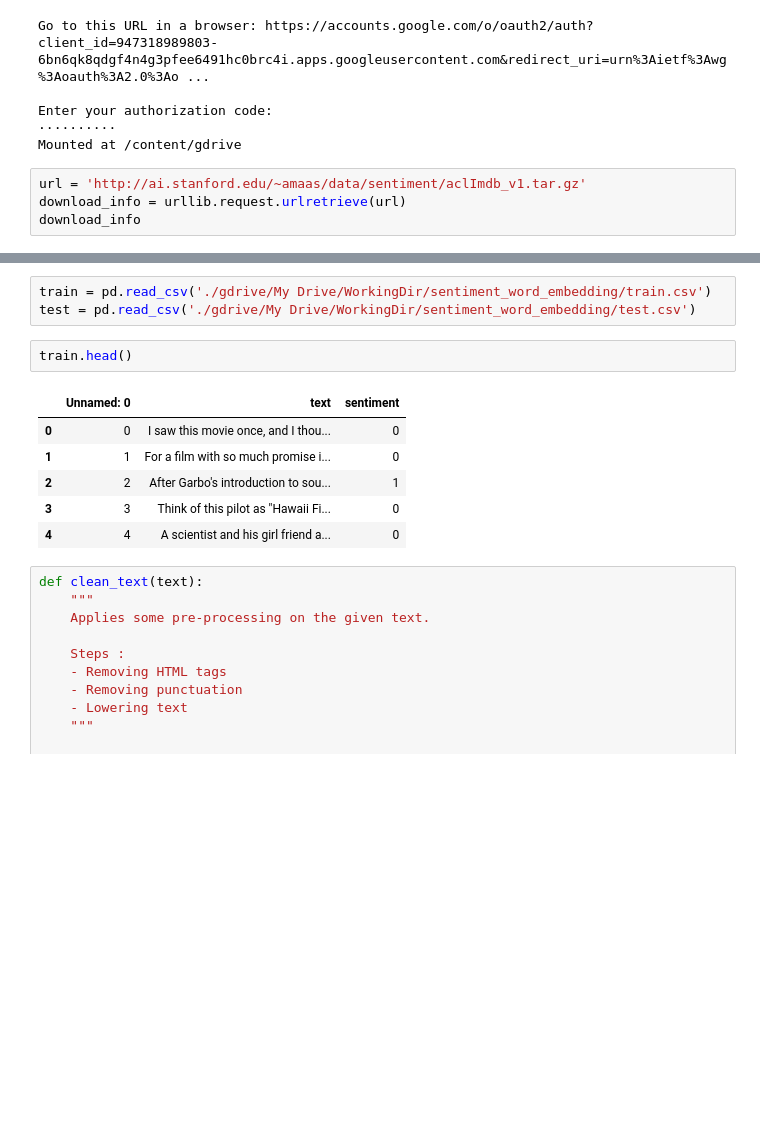
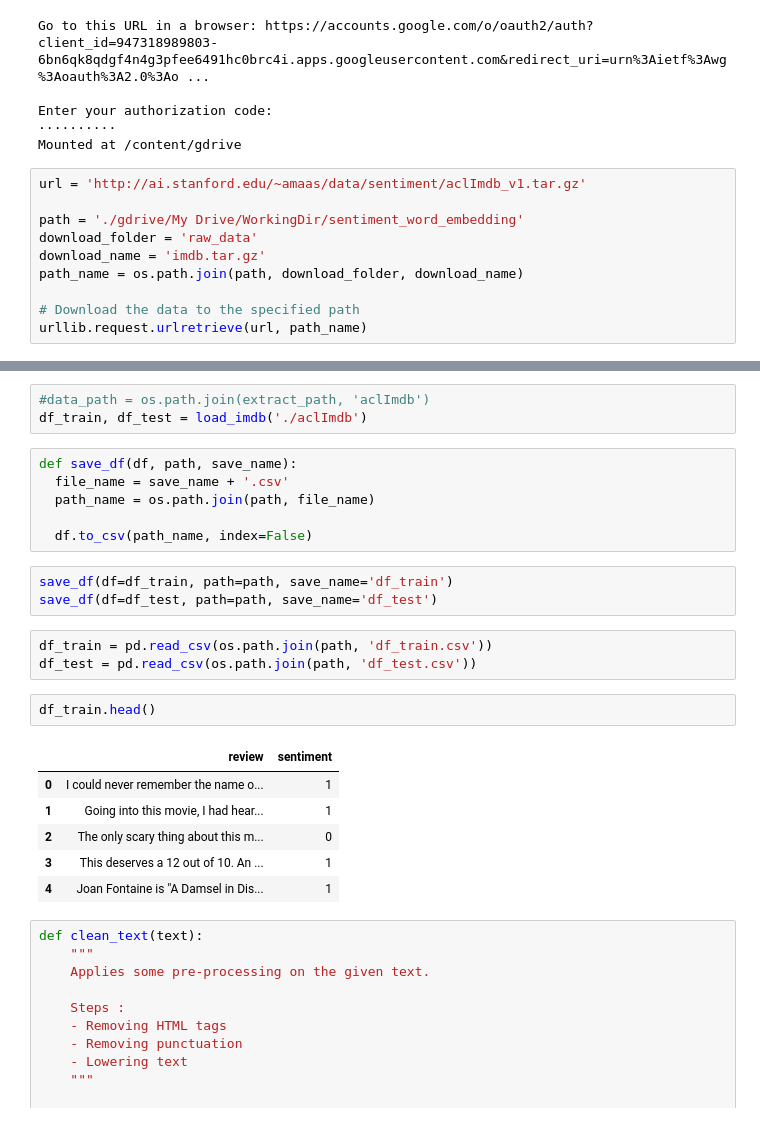
Before and after one commit to georgeliu1998/sentiment_word_embedding, a Jupyter notebook: sentiment_word_embedding.ipynb, the cells around one changed output, grey strips where cells are left out. Cells and saved outputs as stored; diff of their text form; blank space fills up the shorter version.

Commit message:
Complete data loading

```diff
--- a/sentiment_word_embedding.ipynb
+++ b/sentiment_word_embedding.ipynb
@@ -47,6 +49,12 @@ Enter your authorization code:
 Mounted at /content/gdrive
 # %%
 url = 'http://ai.stanford.edu/~amaas/data/sentiment/aclImdb_v1.tar.gz'
-download_info = urllib.request.urlretrieve(url)
-download_info
+
+path = './gdrive/My Drive/WorkingDir/sentiment_word_embedding'
+download_folder = 'raw_data'
+download_name = 'imdb.tar.gz'
+path_name = os.path.join(path, download_folder, download_name)
+
+# Download the data to the specified path
+urllib.request.urlretrieve(url, path_name)
 # %% [output]
@@ -105,15 +108,27 @@ test_data.to_csv('./gdrive/My Drive/WorkingDir/sentiment_word_embedding/test.csv
-# %%
-train = pd.read_csv('./gdrive/My Drive/WorkingDir/sentiment_word_embedding/train.csv')
-test = pd.read_csv('./gdrive/My Drive/WorkingDir/sentiment_word_embedding/test.csv')
+# %%
+#data_path = os.path.join(extract_path, 'aclImdb')
+df_train, df_test = load_imdb('./aclImdb')
+# %%
+def save_df(df, path, save_name):
+  file_name = save_name + '.csv'
+  path_name = os.path.join(path, file_name)
+
+  df.to_csv(path_name, index=False)
+# %%
+save_df(df=df_train, path=path, save_name='df_train')
+save_df(df=df_test, path=path, save_name='df_test')
+# %%
+df_train = pd.read_csv(os.path.join(path, 'df_train.csv'))
+df_test = pd.read_csv(os.path.join(path, 'df_test.csv'))
 # %%
-train.head()
+df_train.head()
 # %% [output]
-|  | Unnamed: 0 | text | sentiment |
-| 0 | 0 | I saw this movie once, and I thou... | 0 |
-| 1 | 1 | For a film with so much promise i... | 0 |
-| 2 | 2 | After Garbo's introduction to sou... | 1 |
-| 3 | 3 | Think of this pilot as "Hawaii Fi... | 0 |
-| 4 | 4 | A scientist and his girl friend a... | 0 |
+|  | review | sentiment |
+| 0 | I could never remember the name o... | 1 |
+| 1 | Going into this movie, I had hear... | 1 |
+| 2 | The only scary thing about this m... | 0 |
+| 3 | This deserves a 12 out of 10. An ... | 1 |
+| 4 | Joan Fontaine is "A Damsel in Dis... | 1 |
 # %%
 def clean_text(text):
     """
```
Also changed, not shown: parts of 8 cells of this notebook.
